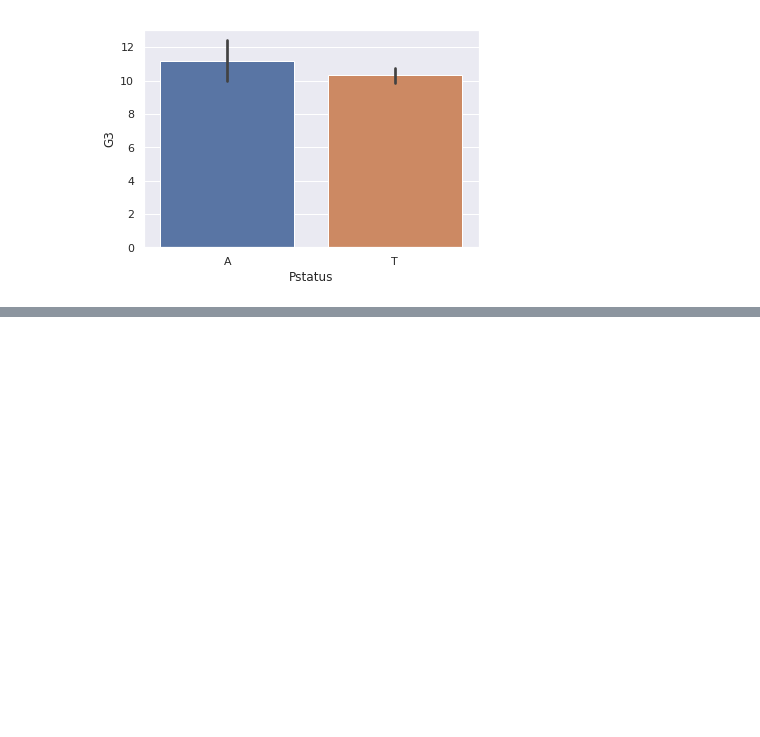
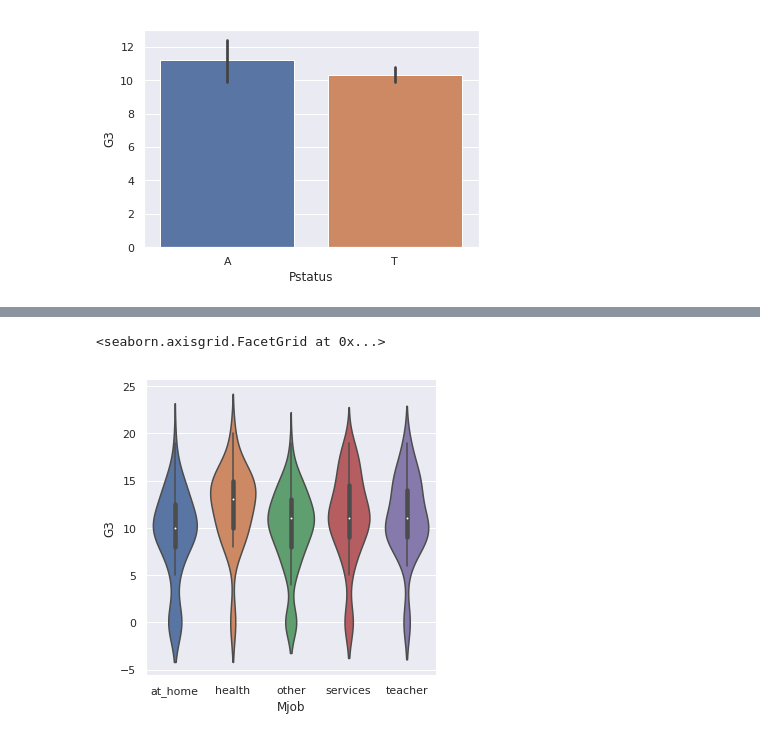
Before and after one commit to ArunaMaurya221B/practice-datasets, a Jupyter notebook: AcademicSuccess/main.ipynb, the cells around one changed output, grey strips where cells are left out. Cells and saved outputs as stored; diff of their text form; code cells hidden in the pictures; blank space fills up the shorter version.

```diff
--- a/AcademicSuccess/main.ipynb
+++ b/AcademicSuccess/main.ipynb
@@ -94,0 +104,5 @@ sns.
+# %%
+sns.catplot(x='Mjob',y='G3', kind='violin', data=student_mat)
+# %% [output]
+<seaborn.axisgrid.FacetGrid at 0x...>
+[figure, added]
```
Also changed, not shown: parts of 17 cells of this notebook.
